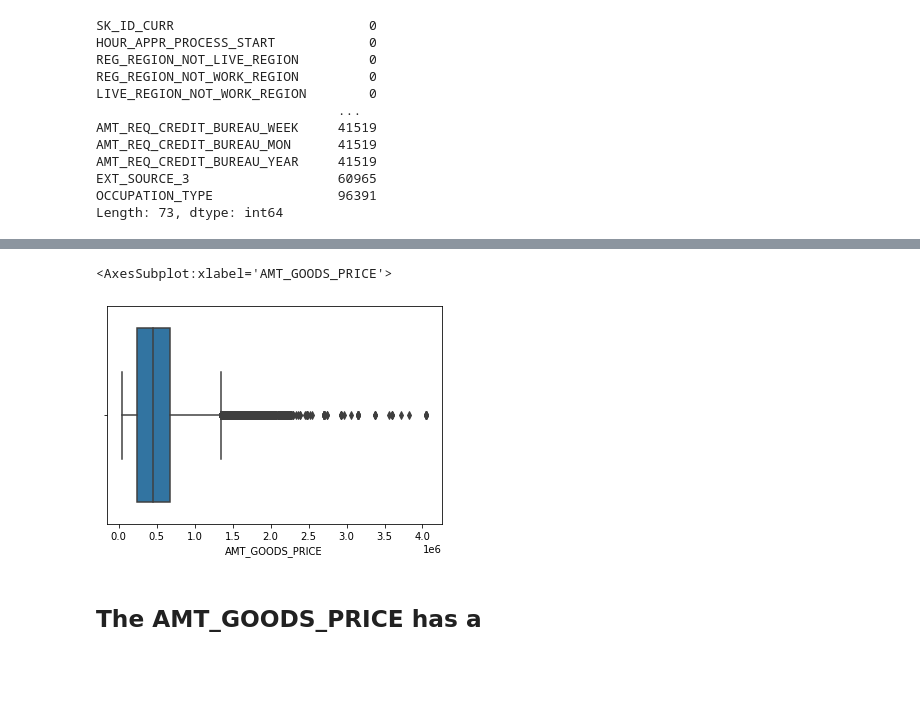
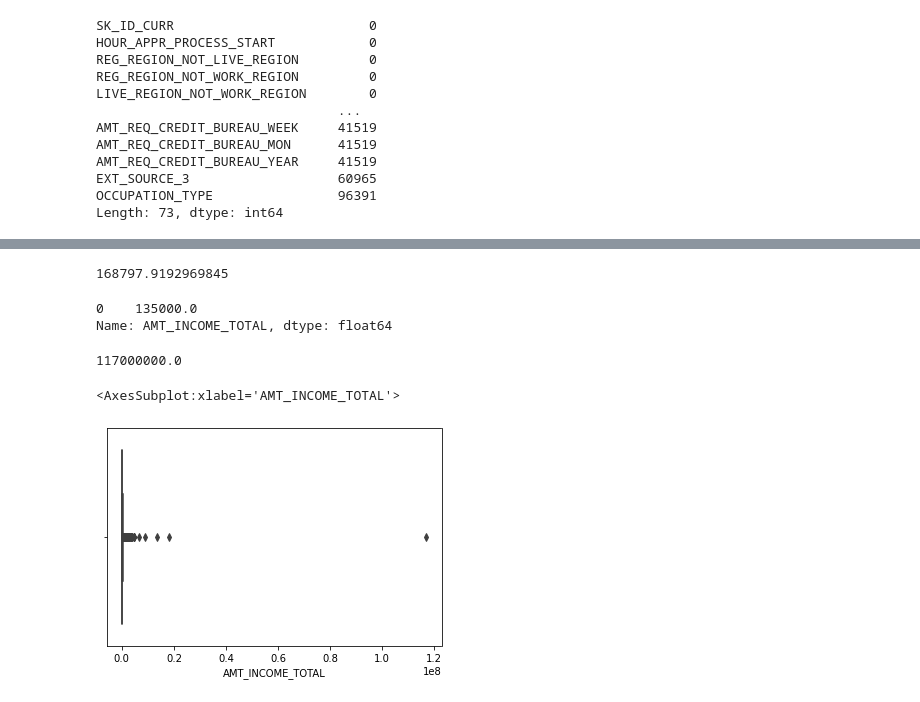
Before and after one commit to utkarsshhh/fraud-detection, a Jupyter notebook: detection-model.ipynb, the cells around one changed output, grey strips where cells are left out. Drawn from its saved outputs; the diff is of its cells as text; code cells hidden in the pictures; blank space fills up the shorter version.

```diff
--- a/detection-model.ipynb
+++ b/detection-model.ipynb
@@ -105,7 +131,18 @@ Length: 73, dtype: int64
+# %%
+present_df['AMT_INCOME_TOTAL'].mean()
+# %% [output]
+168797.9192969845
+# %%
+present_df['AMT_INCOME_TOTAL'].mode()
+# %% [output]
+0    135000.0
+Name: AMT_INCOME_TOTAL, dtype: float64
+# %%
+present_df['AMT_INCOME_TOTAL'].max()
+# %% [output]
+117000000.0
 # %%
-sns.boxplot(data = present_data,x = "AMT_GOODS_PRICE")
+sns.boxplot(data = present_data,x = "AMT_INCOME_TOTAL")
 # %% [output]
-<AxesSubplot:xlabel='AMT_GOODS_PRICE'>
+<AxesSubplot:xlabel='AMT_INCOME_TOTAL'>
-[figure, old version]
+[figure, new version]
-# %% [markdown]
-## The AMT_GOODS_PRICE has a
```
Also changed, not shown: parts of 20 cells of this notebook.
